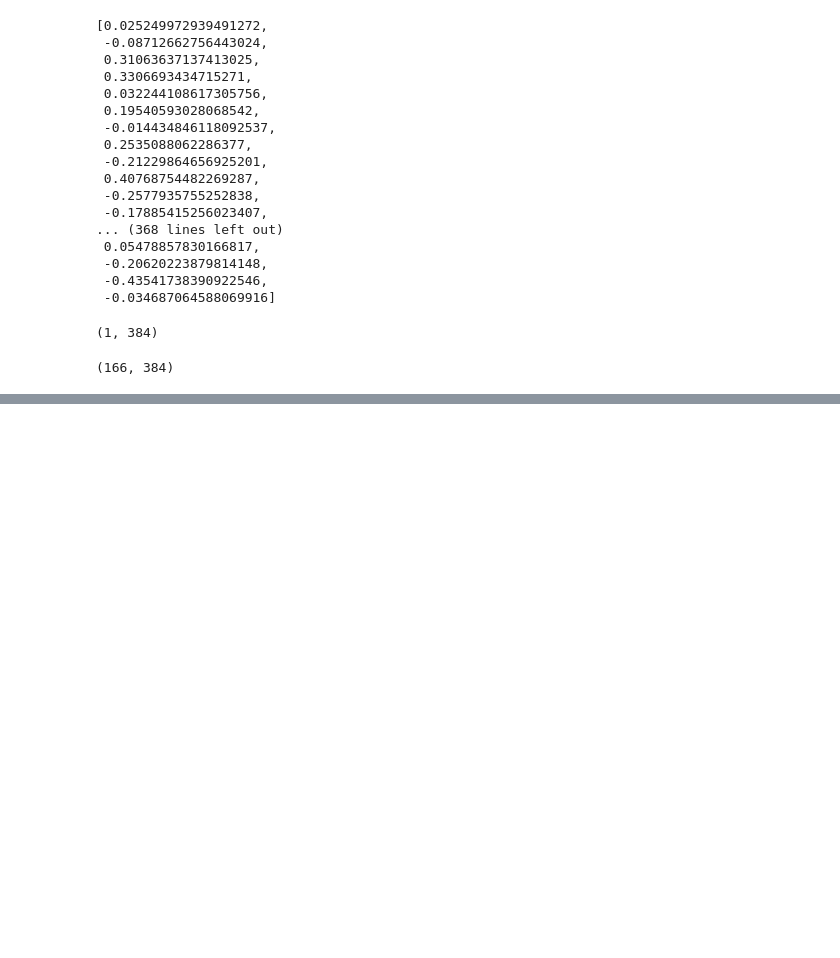
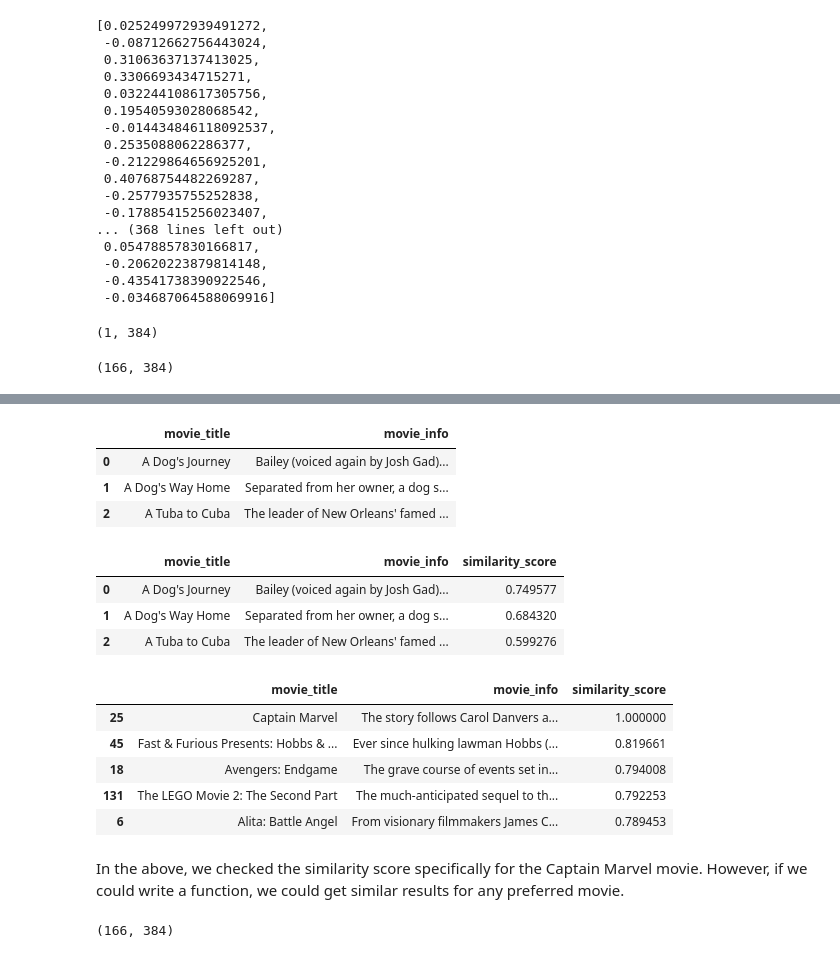
Before and after one commit to sulabola/NLP_in_Python, a Jupyter notebook: Chapter 6 - Transformers with Hugging Face.ipynb, the cells around one changed output, grey strips where cells are left out. Cells and saved outputs as stored; diff of their text form; code cells hidden in the pictures; blank space fills up the shorter version.

```diff
--- a/Chapter 6 - Transformers with Hugging Face.ipynb
+++ b/Chapter 6 - Transformers with Hugging Face.ipynb
@@ -1614,0 +1619,5 @@ embeddings_movies.shape
+# %%
+similarity_scores_cm = cosine_similarity(embedding_cm, embeddings_movies)
+similarity_scores_cm
+
+### This has 166 elements. Each represents cosine similarity between Captain Marvel and the corresponding movie.
@@ -1614,0 +1642,9 @@ embeddings_movies.shape
+# %%
+### For readability, we will convert this into a series
+
+# pd.Series(similarity_scores_cm)
+
+### Note: The above code gives an error due to dimensions. We can solve this using "flatten()"
+
+similarity_score_cm_series = pd.Series(similarity_scores_cm.flatten(), name = 'similarity_score')
+similarity_score_cm_series
@@ -1614,0 +1664,29 @@ embeddings_movies.shape
+# %%
+movies[['movie_title','movie_info']].head(3)
+# %% [output]
+|  | movie_title | movie_info |
+| 0 | A Dog's Journey | Bailey (voiced again by Josh Gad)... |
+| 1 | A Dog's Way Home | Separated from her owner, a dog s... |
+| 2 | A Tuba to Cuba | The leader of New Orleans' famed ... |
+# %%
+movies_similarity_scores_cm = pd.concat([movies[['movie_title','movie_info']], similarity_score_cm_series], axis=1)
+movies_similarity_scores_cm.head(3)
+# %% [output]
+|  | movie_title | movie_info | similarity_score |
+| 0 | A Dog's Journey | Bailey (voiced again by Josh Gad)... | 0.749577 |
+| 1 | A Dog's Way Home | Separated from her owner, a dog s... | 0.684320 |
+| 2 | A Tuba to Cuba | The leader of New Orleans' famed ... | 0.599276 |
+# %%
+### Choose the top 5 similar movies to Captain Marvel:
+
+movies_similarity_scores_cm.sort_values('similarity_score', ascending=False).head(5)
+# %% [output]
+|  | movie_title | movie_info | similarity_score |
+| 25 | Captain Marvel | The story follows Carol Danvers a... | 1.000000 |
+| 45 | Fast & Furious Presents: Hobbs & ... | Ever since hulking lawman Hobbs (... | 0.819661 |
+| 18 | Avengers: Endgame | The grave course of events set in... | 0.794008 |
+| 131 | The LEGO Movie 2: The Second Part | The much-anticipated sequel to th... | 0.792253 |
+| 6 | Alita: Battle Angel | From visionary filmmakers James C... | 0.789453 |
+# %% [markdown]
+In the above, we checked the similarity score specifically for the Captain Marvel movie.
+However, if we could write a function, we could get similar results for any preferred movie.
@@ -1614,0 +1704,4 @@ embeddings_movies.shape
+# %%
+embeddings_movies.shape
+# %% [output]
+(166, 384)
```
Also changed, not shown: parts of 9 cells of this notebook.
